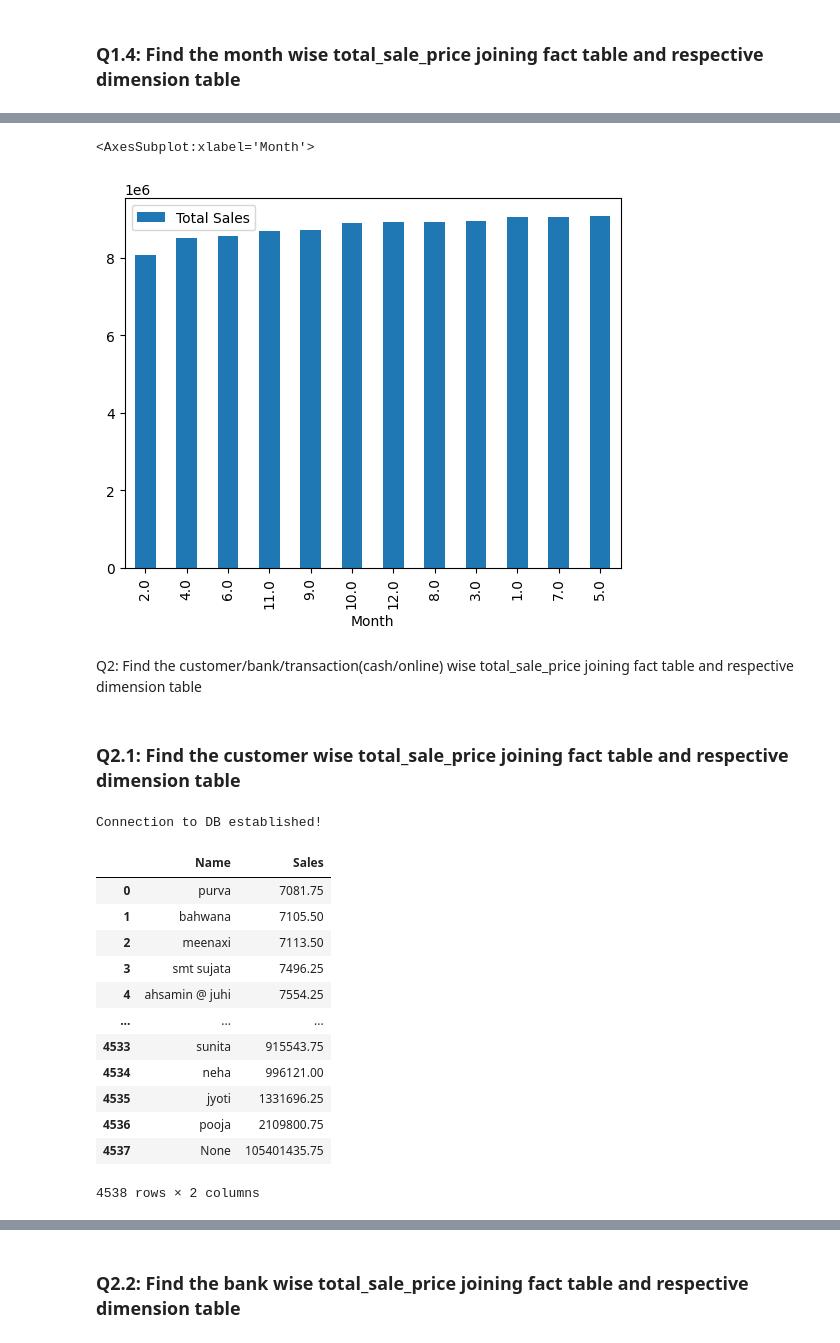
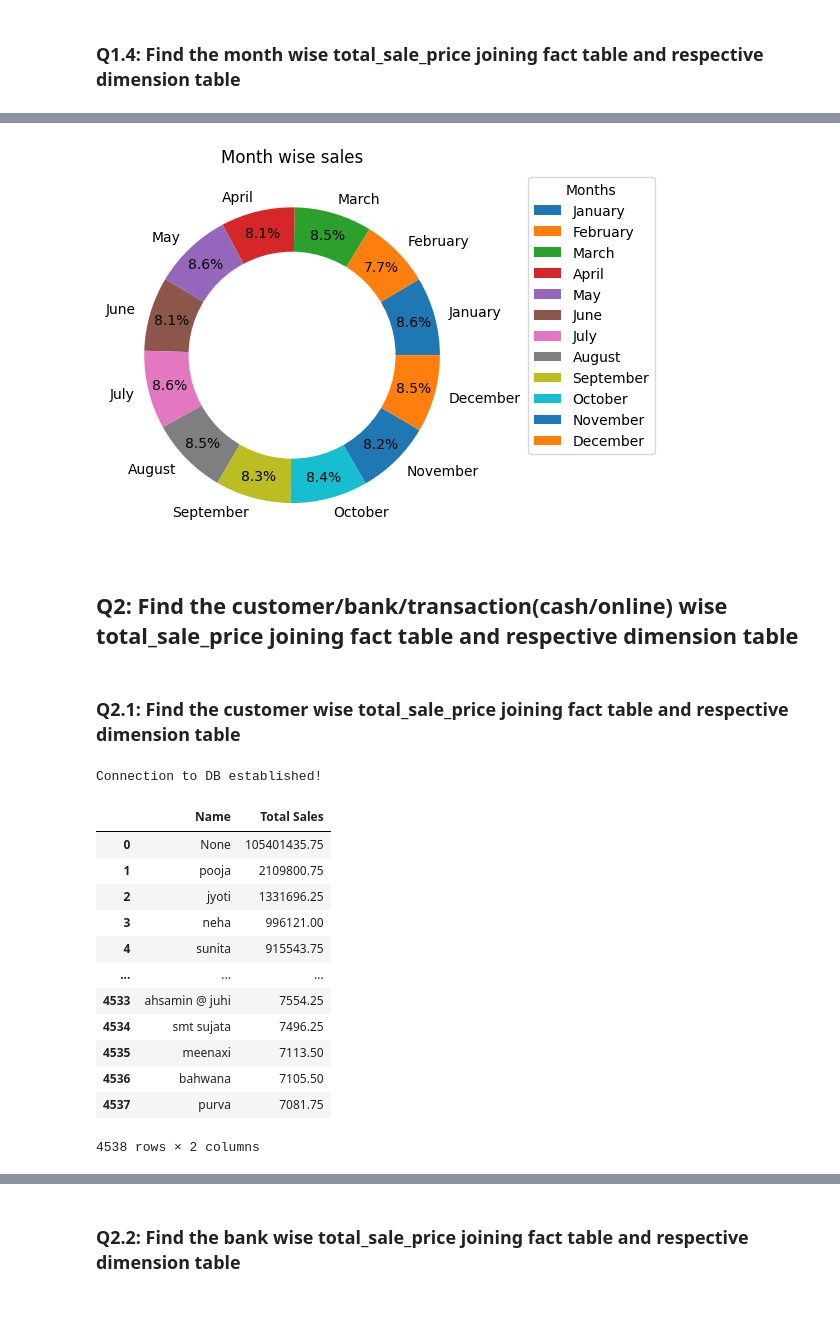
Before and after one commit to esrdlab-vinternship/HDA-5th-Round-vInternship, a Jupyter notebook: notebook/analytics/olap.ipynb, the cells around one changed output, grey strips where cells are left out. Drawn from its saved outputs; the diff is of its cells as text; code cells hidden in the pictures; blank space fills up the shorter version.

```diff
--- a/notebook/analytics/olap.ipynb
+++ b/notebook/analytics/olap.ipynb
@@ -294,10 +281,42 @@ See the caveats in the documentation: https://pandas.pydata.org/pandas-docs/stab
 # %%
-month_wise_sales_df.plot(x ='Month', y='Total Sales', kind = 'bar')
+# Setting size in Chart based on
+# given values
+sizes = month_wise_sales_df['Total Sales']
+
+# Setting labels for items in Chart
+labels =['January', 'February', 'March', 'April', 'May', 'June', 'July',
+         'August', 'September', 'October', 'November', 'December']
+
+# colors
+colors = ['#FF0000', '#0000FF', '#FFFF00', '#ADFF2F',
+		'#FFA500']
+
+# explosion
+explode = (0.05, 0.05, 0.05, 0.05, 0.05)
+
+# Pie Chart
+plt.pie(sizes, labels=labels,
+		autopct='%1.1f%%', pctdistance=0.85)
+
+# draw circle
+centre_circle = plt.Circle((0, 0), 0.70, fc='white')
+fig = plt.gcf()
+
+# Adding Circle in Pie chart
+fig.gca().add_artist(centre_circle)
+
+# Adding Title of chart
+plt.title('Month wise sales')
+
+# Add Legends
+plt.legend(labels, bbox_to_anchor=(1.5, 1), loc="upper right", title="Months")
+
+# Displaying Chart
+plt.show()
 # %% [output]
-<AxesSubplot:xlabel='Month'>
-[figure, old version]
+[figure, new version]
 # %% [markdown]
-Q2: Find the customer/bank/transaction(cash/online) wise total_sale_price joining fact table and respective dimension table
+## Q2: Find the customer/bank/transaction(cash/online) wise total_sale_price joining fact table and respective dimension table ##
 # %% [markdown]
 ### Q2.1: Find the customer wise total_sale_price joining fact table and respective dimension table ###
 # %%
@@ -308,23 +327,23 @@ insert_stmts = "SELECT customer_dim.name, SUM(fact_table.total_price) " \
               "JOIN ecomdb_star_schema.customer_dim on customer_dim.customer_key=fact_table.customer_key " \
                 "JOIN ecomdb_star_schema.trans_dim on trans_dim.payment_key=fact_table.payment_key " \
                 "GROUP BY CUBE (customer_dim.name) " \
-                "ORDER BY SUM(fact_table.total_price)"
+                "ORDER BY SUM(fact_table.total_price)desc"
 cur.execute(insert_stmts)
 records_customer = cur.fetchall()
-customer_df = pd.DataFrame(list(records_customer), columns=['Name', 'Sales'])
+customer_df = pd.DataFrame(list(records_customer), columns=['Name', 'Total Sales'])
 customer_df
 # %% [output]
 Connection to DB established!
-|  | Name | Sales |
-| 0 | purva | 7081.75 |
-| 1 | bahwana | 7105.50 |
-| 2 | meenaxi | 7113.50 |
-| 3 | smt sujata | 7496.25 |
-| 4 | ahsamin @ juhi | 7554.25 |
+|  | Name | Total Sales |
+| 0 | None | 105401435.75 |
+| 1 | pooja | 2109800.75 |
+| 2 | jyoti | 1331696.25 |
+| 3 | neha | 996121.00 |
+| 4 | sunita | 915543.75 |
 | ... | ... | ... |
-| 4533 | sunita | 915543.75 |
-| 4534 | neha | 996121.00 |
-| 4535 | jyoti | 1331696.25 |
-| 4536 | pooja | 2109800.75 |
-| 4537 | None | 105401435.75 |
+| 4533 | ahsamin @ juhi | 7554.25 |
+| 4534 | smt sujata | 7496.25 |
+| 4535 | meenaxi | 7113.50 |
+| 4536 | bahwana | 7105.50 |
+| 4537 | purva | 7081.75 |
 4538 rows × 2 columns
```
Also changed, not shown: parts of 40 cells of this notebook, 1 other file.
